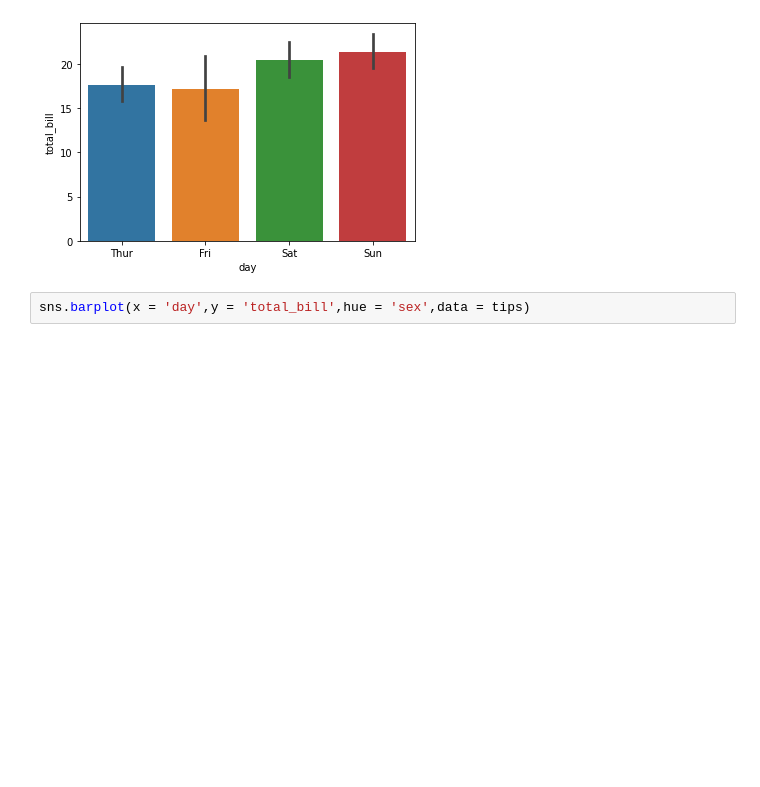
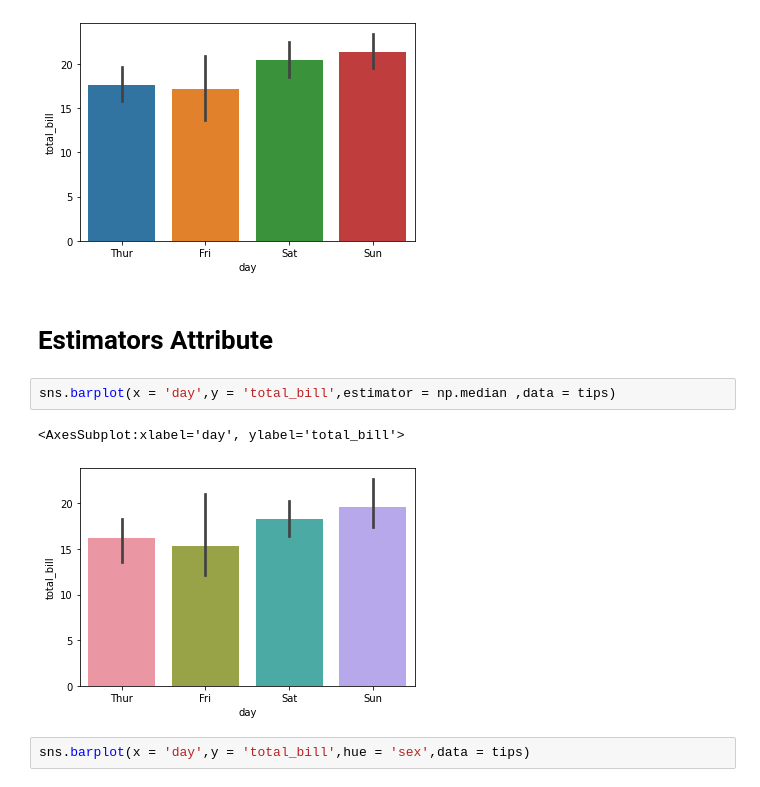
Before and after one commit to shashankvishwakarma/Python-Matplotlib, a Jupyter notebook: 6 Seaborn Bar Plots.ipynb, the cells around one changed output. Drawn from its saved outputs; the diff is of its cells as text; blank space fills up the shorter version.

Commit message:
Seaborn bar plots

```diff
--- a/6 Seaborn Bar Plots.ipynb
+++ b/6 Seaborn Bar Plots.ipynb
@@ -45,6 +45,13 @@ sns.barplot(x = 'day',y = 'total_bill',data = tips)
 # %% [output]
 <AxesSubplot:xlabel='day', ylabel='total_bill'>
 [figure]
+# %% [markdown]
+# Estimators Attribute
+# %%
+sns.barplot(x = 'day',y = 'total_bill',estimator = np.median ,data = tips)
+# %% [output]
+<AxesSubplot:xlabel='day', ylabel='total_bill'>
+[figure, added]
 # %%
 sns.barplot(x = 'day',y = 'total_bill',hue = 'sex',data = tips)
 # %% [output]
```
Also changed, not shown: parts of 3 cells of this notebook, 1 other file.
